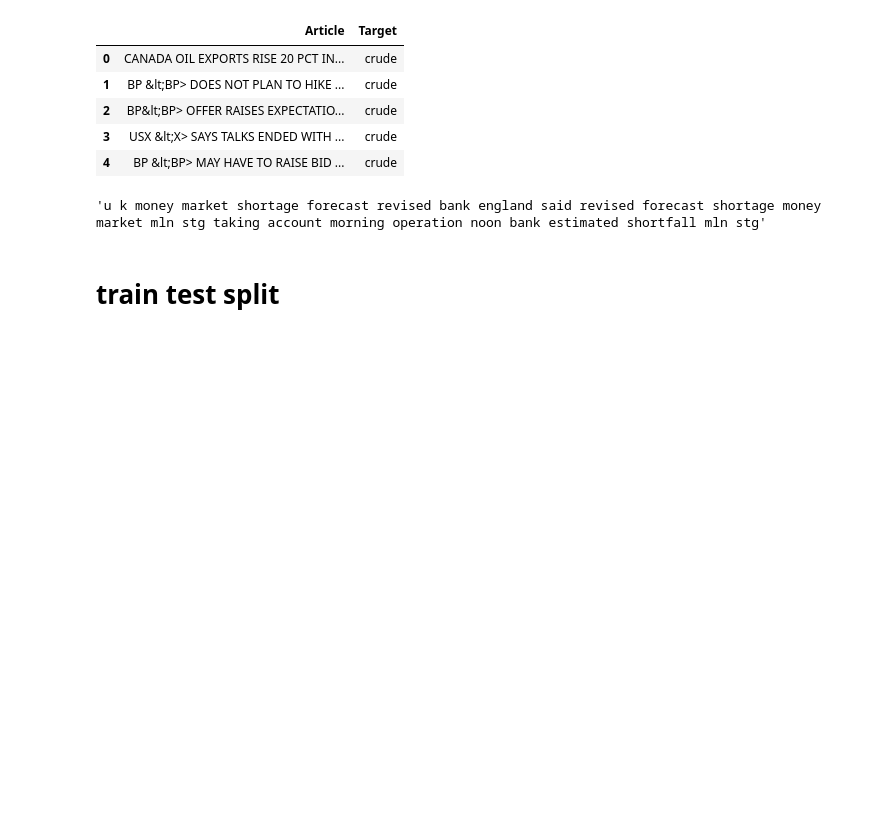
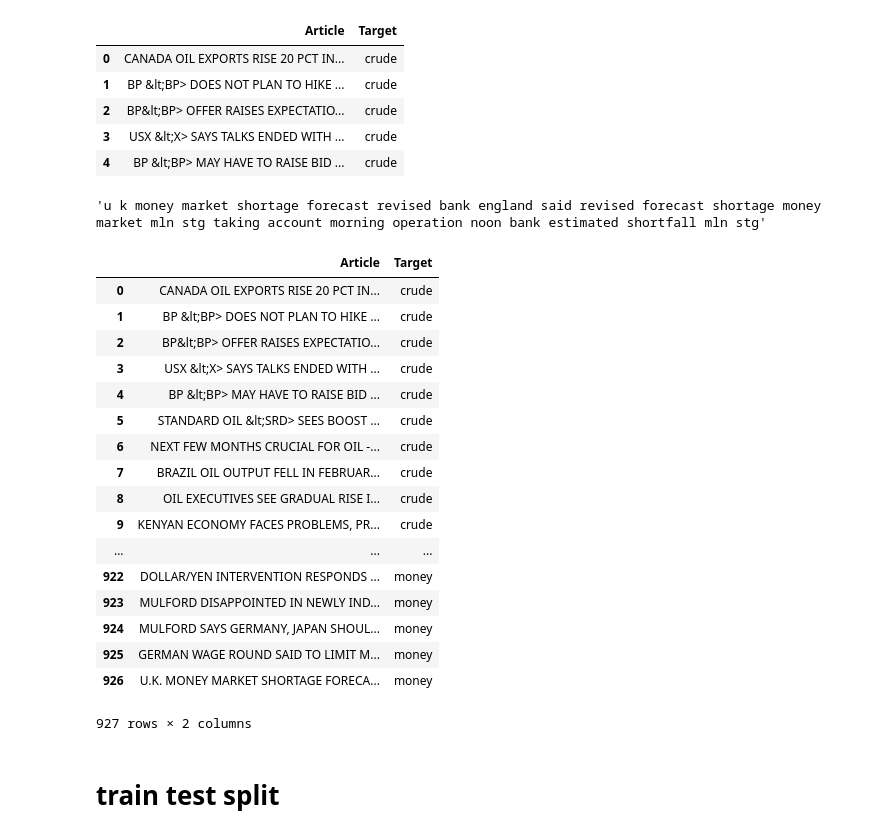
Before and after one commit to mayekaromkar15/mayekaromkar15-Reuters-Data-Classification-Problem, a Jupyter notebook: NLP complete project.ipynb, the cells around one changed output. Saved outputs shown, nothing was run; the diff lists cells and outputs as text; code cells hidden in the pictures; blank space fills up the shorter version.

```diff
--- a/NLP complete project.ipynb
+++ b/NLP complete project.ipynb
@@ -77,6 +77,27 @@ corpus[926]
 # %%
 #     mydata.Article[i] = [word for word in mydata.Article[i] if word not in mystop]
 #     mydata.Article[i] = [lemma.lemmatize(word) for word in mydata.Article[i]]
+# %%
+mydata
+# %% [output]
+|  | Article | Target |
+| 0 | CANADA OIL EXPORTS RISE 20 PCT IN... | crude |
+| 1 | BP &lt;BP> DOES NOT PLAN TO HIKE ... | crude |
+| 2 | BP&lt;BP> OFFER RAISES EXPECTATIO... | crude |
+| 3 | USX &lt;X> SAYS TALKS ENDED WITH ... | crude |
+| 4 | BP &lt;BP> MAY HAVE TO RAISE BID ... | crude |
+| 5 | STANDARD OIL &lt;SRD> SEES BOOST ... | crude |
+| 6 | NEXT FEW MONTHS CRUCIAL FOR OIL -... | crude |
+| 7 | BRAZIL OIL OUTPUT FELL IN FEBRUAR... | crude |
+| 8 | OIL EXECUTIVES SEE GRADUAL RISE I... | crude |
+| 9 | KENYAN ECONOMY FACES PROBLEMS, PR... | crude |
+| ... | ... | ... |
+| 922 | DOLLAR/YEN INTERVENTION RESPONDS ... | money |
+| 923 | MULFORD DISAPPOINTED IN NEWLY IND... | money |
+| 924 | MULFORD SAYS GERMANY, JAPAN SHOUL... | money |
+| 925 | GERMAN WAGE ROUND SAID TO LIMIT M... | money |
+| 926 | U.K. MONEY MARKET SHORTAGE FORECA... | money |
+927 rows × 2 columns
 # %%
 mydata["article"] = corpus
 # %%
```
Also changed, not shown: parts of 4 cells of this notebook.
